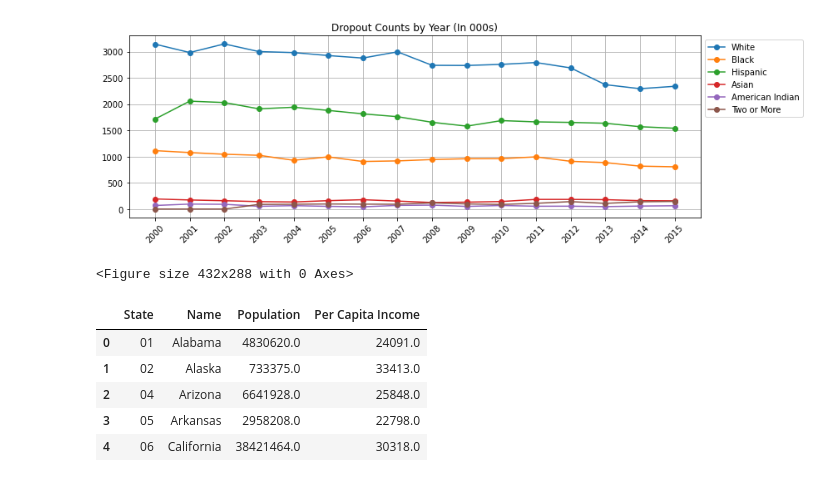
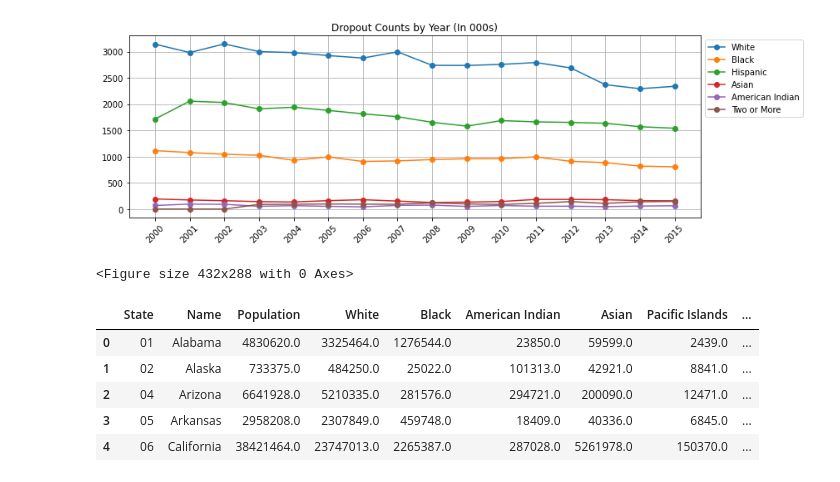
Before and after one commit to hannahduncan/bullying-in-america, a Jupyter notebook: NationalStats.ipynb, the cells around one changed output. Saved outputs shown, nothing was run; the diff lists cells and outputs as text; code cells hidden in the pictures.

```diff
--- a/NationalStats.ipynb
+++ b/NationalStats.ipynb
@@ -171,35 +171,44 @@ d = Census(censapi_key, year=2013)
 e = Census(censapi_key, year=2011)
 # %%
 #2015 Pull
-census_data15 = c.acs5.get(("NAME", "B19013_001E", "B01003_001E", "B01002_001E",
-                          "B19301_001E",
-                          "B17001_002E",
-                          "B23025_005E"), {'for': 'state:*'})
+census_data15 = c.acs5.get(("NAME", "B01003_001E",
+                          "B02001_002E", "B02001_003E", "B02001_004E", "B02001_005E",
+                          "B02001_006E", "B02001_008E", "B03001_003E", "B19301_001E",
+                          "B17001_002E",), {'for': 'state:*'})
 
 # Convert to DataFrame
 census15_pd = pd.DataFrame(census_data15)
 
 # Column Reordering
 census15_pd = census15_pd.rename(columns={"B01003_001E": "Population",
-                                      #"B01002_001E": "Median Age",
-                                      #"B19013_001E": "Household Income",
-                                      "B19301_001E": "Per Capita Income",
-                                      #"B17001_002E": "Poverty Count",
-                                      #"B23025_005E": "Unemployment Count",
-                                      "NAME": "Name", "state": "State"})
+                                          "B02001_002E": "White",
+                                          "B02001_003E": 'Black',
+                                          "B02001_004E": "American Indian",
+                                          "B02001_005E": "Asian",
+                                          "B02001_006E": "Pacific Islands",
+                                          "B02001_008E": "Two or More",
+                                          "B03001_003E": "Hispanic",
+                                          "B19301_001E": "Per Capita Income",
+                                          "B17001_002E": "Poverty Count",
+                                          "NAME": "Name", "state": "State"})
 
+# Add in Poverty Rate (Poverty Count / Population)
+census15_pd["Poverty Rate"] = 100 * \
+    census15_pd["Poverty Count"].astype(
+        int) / census15_pd["Population"].astype(int)
 
 # Final DataFrame
-census15_pd = census15_pd[["State", "Name", "Population",
-                       "Per Capita Income"]]
+census15_pd = census15_pd[["State", "Name", "Population", "White", "Black",
+                       "American Indian", "Asian", "Pacific Islands", "Two or More", "Hispanic",
+                           "Poverty Rate", "Per Capita Income"]]
 
 census15_pd.head()
 # %% [output]
-|  | State | Name | Population | Per Capita Income |
-| 0 | 01 | Alabama | 4830620.0 | 24091.0 |
-| 1 | 02 | Alaska | 733375.0 | 33413.0 |
-| 2 | 04 | Arizona | 6641928.0 | 25848.0 |
-| 3 | 05 | Arkansas | 2958208.0 | 22798.0 |
-| 4 | 06 | California | 38421464.0 | 30318.0 |
+|  | State | Name | Population | White | Black | American Indian | Asian | Pacific Islands | ... |
+| 0 | 01 | Alabama | 4830620.0 | 3325464.0 | 1276544.0 | 23850.0 | 59599.0 | 2439.0 | ... |
+| 1 | 02 | Alaska | 733375.0 | 484250.0 | 25022.0 | 101313.0 | 42921.0 | 8841.0 | ... |
+| 2 | 04 | Arizona | 6641928.0 | 5210335.0 | 281576.0 | 294721.0 | 200090.0 | 12471.0 | ... |
+| 3 | 05 | Arkansas | 2958208.0 | 2307849.0 | 459748.0 | 18409.0 | 40336.0 | 6845.0 | ... |
+| 4 | 06 | California | 38421464.0 | 23747013.0 | 2265387.0 | 287028.0 | 5261978.0 | 150370.0 | ... |
 # %%
 #2013 Pull
```
Also changed, not shown: parts of 3 cells of this notebook, 4 other files.
